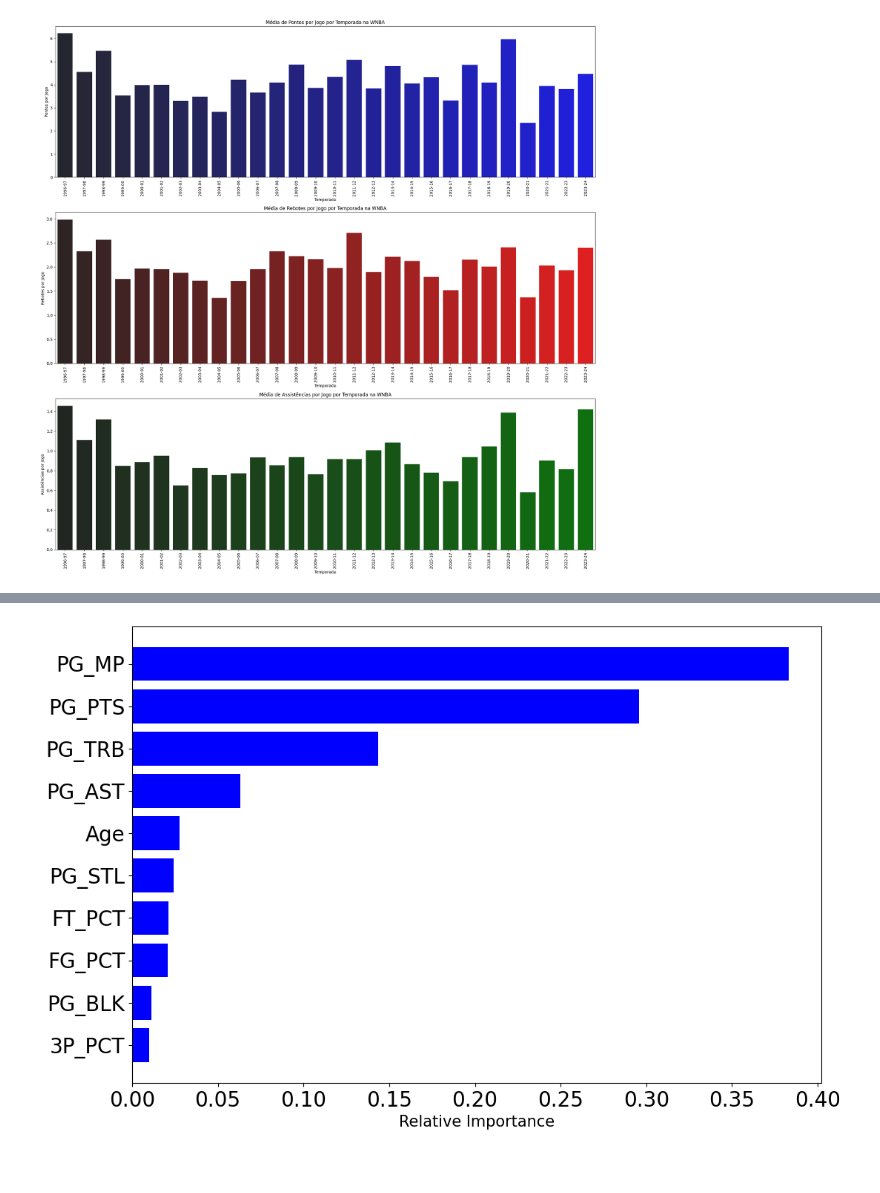
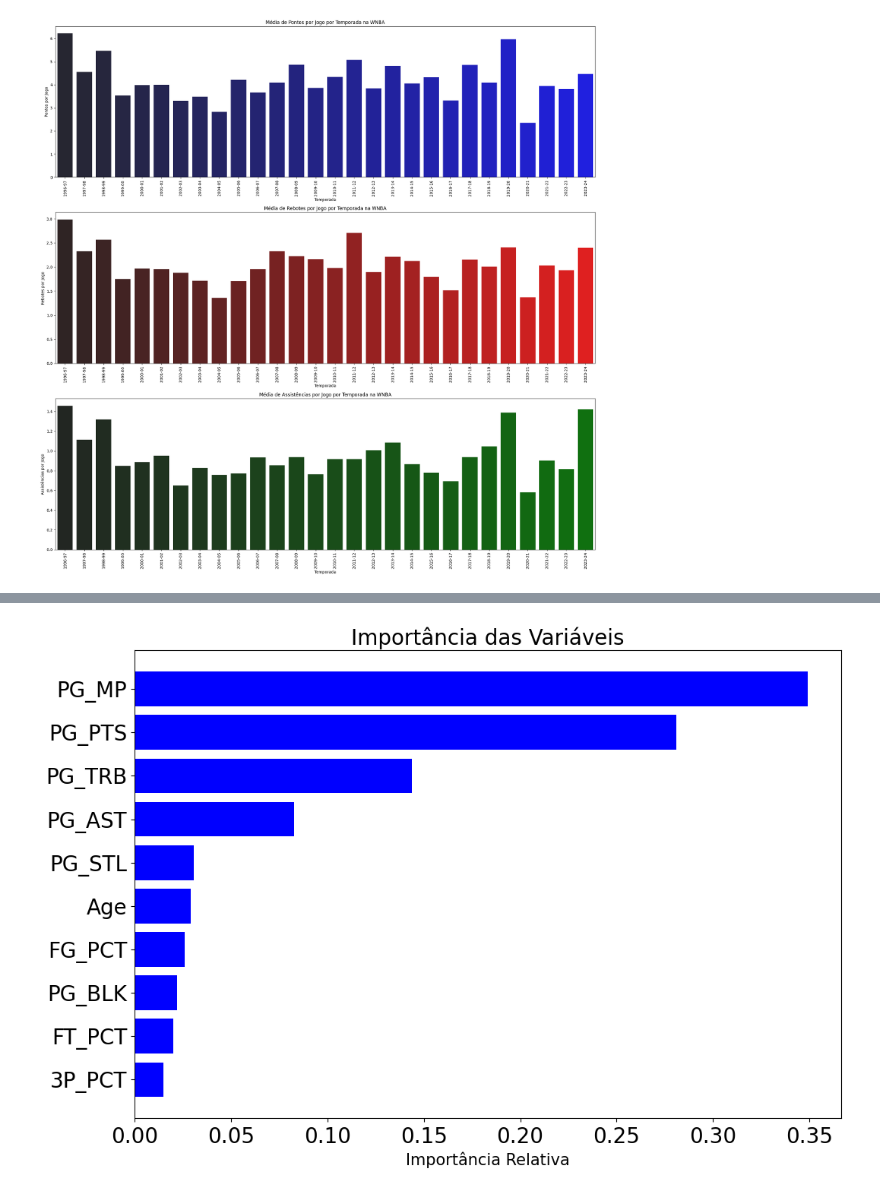
Before and after one commit to ThiagoMonica/nba-roy-prediction, a Jupyter notebook: notebooks/NBA_Rookie_of_Year_Prediction.ipynb, the cells around one changed output, grey strips where cells are left out. Cells and saved outputs as stored; diff of their text form; code cells hidden in the pictures; blank space fills up the shorter version.

```diff
--- a/notebooks/NBA_Rookie_of_Year_Prediction.ipynb
+++ b/notebooks/NBA_Rookie_of_Year_Prediction.ipynb
@@ -854,8 +1026,0 @@ plt.show()
-# %%
-# Feature scaling
-from sklearn.preprocessing import StandardScaler
-
-scaler = StandardScaler()
-df_features_scaled = scaler.fit_transform(X_smote)
-
-df_features_scaled = pd.DataFrame(df_features_scaled, columns=df_rookie_stats_roy.drop(columns=['Player', 'Season', 'ROY']).columns)
@@ -875,12 +1032,11 @@ X_train, X_test, y_train, y_test = train_test_split(df_features_scaled, y_smote,
 # %%
 from sklearn.model_selection import GridSearchCV
 from sklearn.neighbors import KNeighborsClassifier
-from sklearn.metrics import accuracy_score
+from sklearn.metrics import classification_report
 
 hparameters = {
-    'n_neighbors': range(1,11),
-    'metric': ['euclidean', 'cityblock', 'cosine', 'manhattan', 'minkowski'],
-    'weights':['uniform', 'distance']
+    'n_neighbors': range(1,6),
+    'metric': ['minkowski'],
 }
 
 model = KNeighborsClassifier()
@@ -888,14 +1044,14 @@ model = KNeighborsClassifier()
 best_model = GridSearchCV(
     model,
     hparameters,
-    cv = 10,
+    cv = 5,
     scoring = 'accuracy',
-    n_jobs = -1
+    verbose=3,
 )
 
 best_model.fit(X_train, y_train)
 y_pred = best_model.predict(X_test)
 
 print('Best parameters:', best_model.best_params_)
-print('Accuracy:', accuracy_score(y_pred, y_test))
+print(classification_report(y_test, y_pred))
 # %% [output]
@@ -905,9 +1085,7 @@ Accuracy: 0.9850828729281768
 from sklearn.linear_model import LogisticRegression
 
 hparameters = {
-    'solver': ['newton-cg', 'lbfgs', 'liblinear'],
-    'penalty': [None, 'l1', 'l2', 'elasticnet'],
-    'C': np.logspace(-3,3,7)
+    'solver': ['newton-cholesky', 'liblinear']
 }
 
 model = LogisticRegression()
@@ -915,14 +1093,14 @@ model = LogisticRegression()
 best_model = GridSearchCV(
     model,
     hparameters,
-    cv = 10,
+    cv = 5,
     scoring = 'accuracy',
-    n_jobs = -1
+    verbose=3
 )
 
 best_model.fit(X_train, y_train)
 y_pred = best_model.predict(X_test)
 
 print('Best parameters:', best_model.best_params_)
-print('Accuracy:', accuracy_score(y_pred, y_test))
+print(classification_report(y_test, y_pred))
 # %% [output]
@@ -950,8 +1138,6 @@ from sklearn.ensemble import RandomForestClassifier
 
 hparameters = {
     'n_estimators': [50, 100, 200],
-    'max_features': ['sqrt', 'log2'],
-    'max_depth' : [4,5,6,7,8],
     'criterion' :['gini', 'entropy']
 }
 
@@ -960,14 +1146,14 @@ model = RandomForestClassifier()
 best_model = GridSearchCV(
     model,
     hparameters,
-    cv = 10,
+    cv = 5,
     scoring = 'accuracy',
-    n_jobs = -1
+    verbose=3
 )
 
 best_model.fit(X_train,y_train)
 y_pred = best_model.predict(X_test)
 
 print('Best parameters:', best_model.best_params_)
-print('Accuracy:', accuracy_score(y_pred, y_test))
+print(classification_report(y_test, y_pred))
 # %% [output]
@@ -976,22 +1177,24 @@ Accuracy: 0.9856353591160221
 # %%
 features_names = df_features_scaled.columns
 
 importances = best_model.best_estimator_.feature_importances_
 indices = np.argsort(importances)
 lmeas_order = []
 
 for i in indices:
     lmeas_order.append(features_names[i])
 
 plt.figure(figsize=(12, 8))
 plt.barh(range(len(indices)), importances[indices], color='b', align='center')
 plt.yticks(range(len(indices)), lmeas_order, fontsize=15)
-plt.xlabel('Relative Importance',fontsize=15)
+plt.xlabel('Importância Relativa', fontsize=15)
 plt.xticks(color='k', size=20)
 plt.yticks(color='k', size=20)
+plt.title('Importância das Variáveis', fontsize=20)
+
 plt.show()
 # %% [output]
-[figure, old version]
+[figure, new version]
 # %%
 from sklearn.metrics import ConfusionMatrixDisplay
 
```
Also changed, not shown: parts of 46 cells of this notebook, 52 other files.
